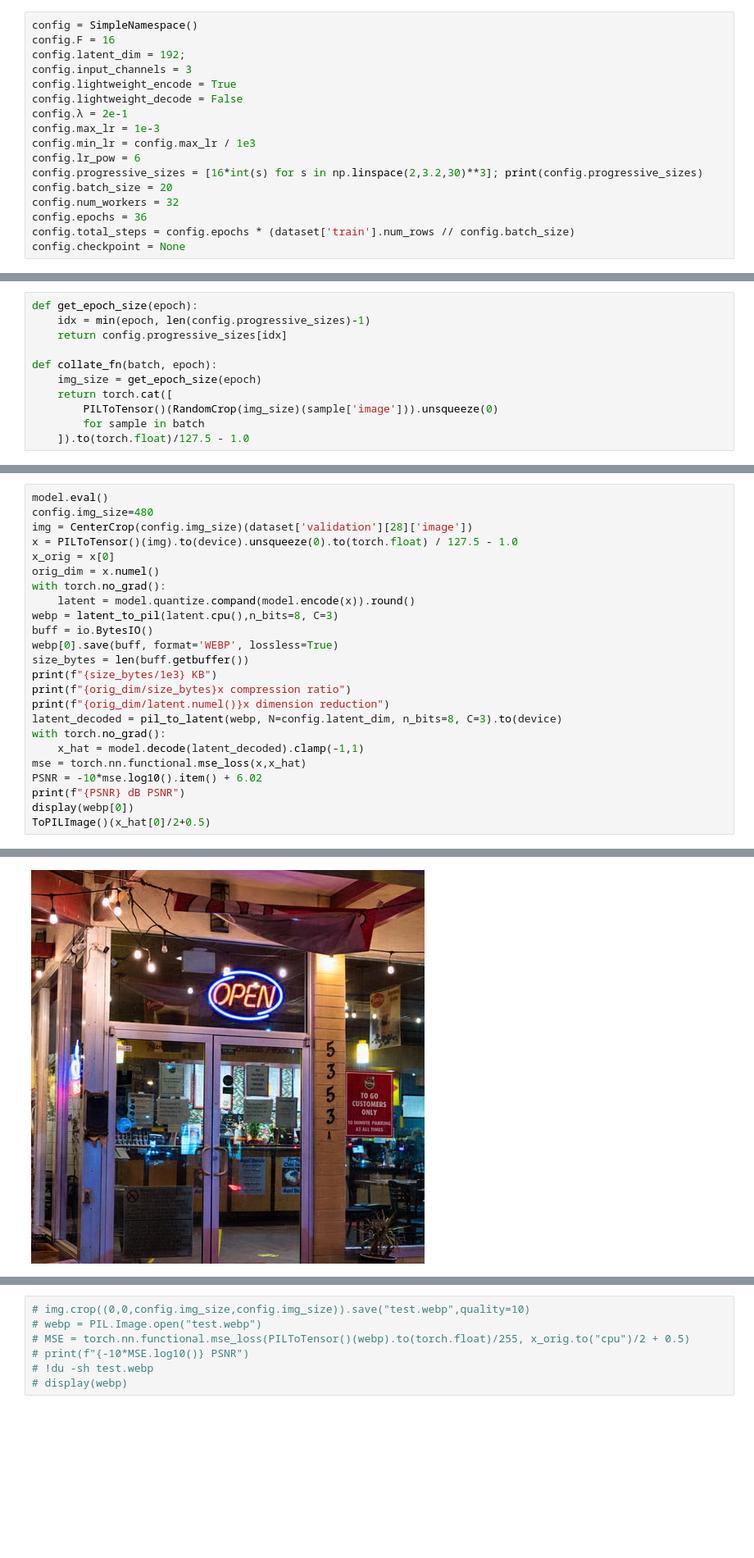
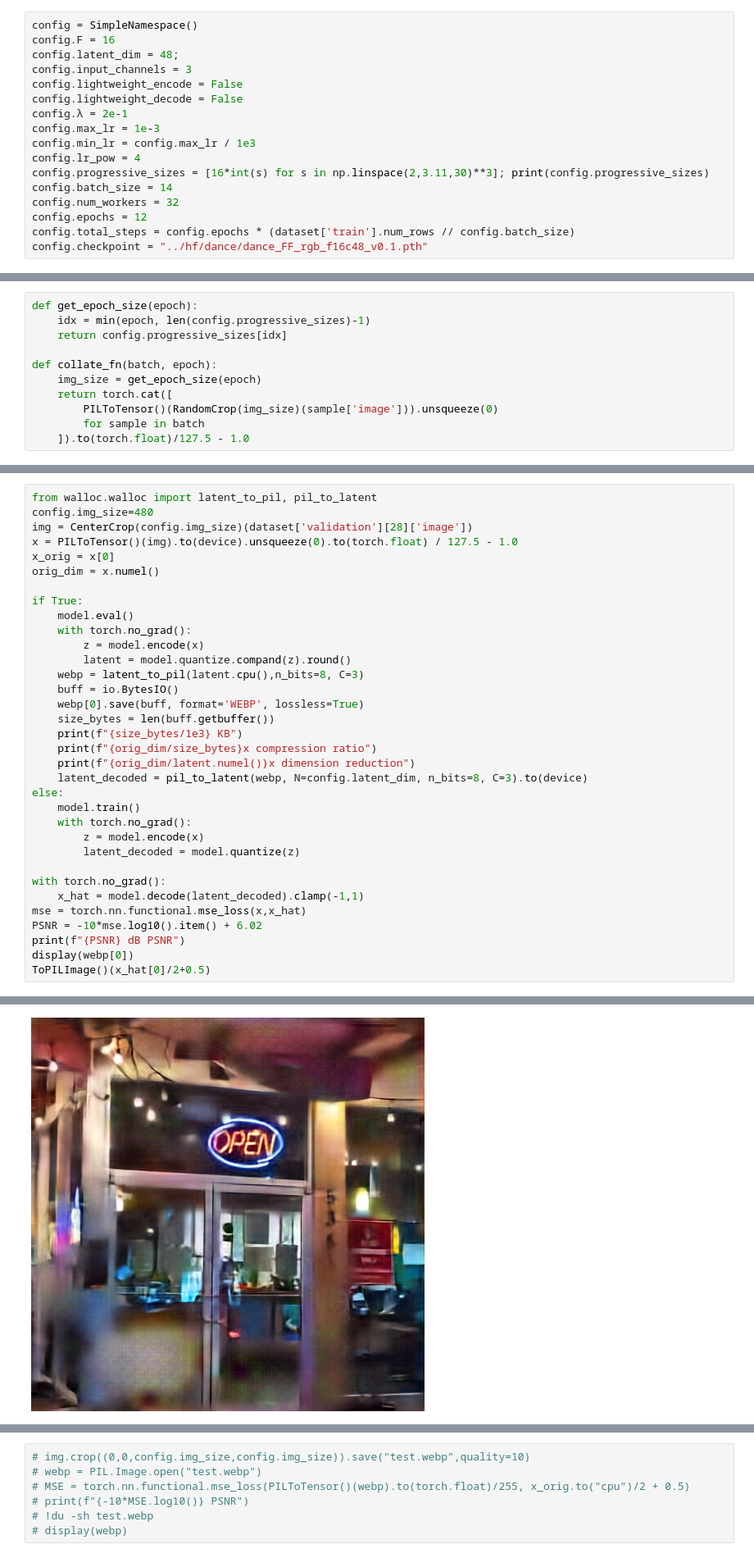
Before and after one commit to danjacobellis/autodance, a Jupyter notebook: dance_rgb.ipynb, the cells around one changed output, grey strips where cells are left out. Shown at 82% size. Drawn from its saved outputs; the diff is of its cells as text; blank space fills up the shorter version.

```diff
--- a/dance_rgb.ipynb
+++ b/dance_rgb.ipynb
@@ -23,18 +23,18 @@ dataset = datasets.load_dataset("danjacobellis/LSDIR")
 # %%
 config = SimpleNamespace()
 config.F = 16
-config.latent_dim = 192;
+config.latent_dim = 48;
 config.input_channels = 3
-config.lightweight_encode = True
+config.lightweight_encode = False
 config.lightweight_decode = False
 config.λ = 2e-1
 config.max_lr = 1e-3
 config.min_lr = config.max_lr / 1e3
-config.lr_pow = 6
-config.progressive_sizes = [16*int(s) for s in np.linspace(2,3.2,30)**3]; print(config.progressive_sizes)
-config.batch_size = 20
+config.lr_pow = 4
+config.progressive_sizes = [16*int(s) for s in np.linspace(2,3.11,30)**3]; print(config.progressive_sizes)
+config.batch_size = 14
 config.num_workers = 32
-config.epochs = 36
+config.epochs = 12
 config.total_steps = config.epochs * (dataset['train'].num_rows // config.batch_size)
-config.checkpoint = None
+config.checkpoint = "../hf/dance/dance_FF_rgb_f16c48_v0.1.pth"
 # %% [output]
@@ -199,20 +138,30 @@ def pil_to_latent(pil_images, N, n_bits, C):
 # %%
-model.eval()
+from walloc.walloc import latent_to_pil, pil_to_latent
 config.img_size=480
 img = CenterCrop(config.img_size)(dataset['validation'][28]['image'])
 x = PILToTensor()(img).to(device).unsqueeze(0).to(torch.float) / 127.5 - 1.0
 x_orig = x[0]
 orig_dim = x.numel()
-with torch.no_grad():
-    latent = model.quantize.compand(model.encode(x)).round()
-webp = latent_to_pil(latent.cpu(),n_bits=8, C=3)
-buff = io.BytesIO()
-webp[0].save(buff, format='WEBP', lossless=True)
-size_bytes = len(buff.getbuffer())
-print(f"{size_bytes/1e3} KB")
-print(f"{orig_dim/size_bytes}x compression ratio")
-print(f"{orig_dim/latent.numel()}x dimension reduction")
-latent_decoded = pil_to_latent(webp, N=config.latent_dim, n_bits=8, C=3).to(device)
+
+if True:
+    model.eval()
+    with torch.no_grad():
+        z = model.encode(x)
+        latent = model.quantize.compand(z).round()
+    webp = latent_to_pil(latent.cpu(),n_bits=8, C=3)
+    buff = io.BytesIO()
+    webp[0].save(buff, format='WEBP', lossless=True)
+    size_bytes = len(buff.getbuffer())
+    print(f"{size_bytes/1e3} KB")
+    print(f"{orig_dim/size_bytes}x compression ratio")
+    print(f"{orig_dim/latent.numel()}x dimension reduction")
+    latent_decoded = pil_to_latent(webp, N=config.latent_dim, n_bits=8, C=3).to(device)
+else:
+    model.train()
+    with torch.no_grad():
+        z = model.encode(x)
+        latent_decoded = model.quantize(z)
+
 with torch.no_grad():
     x_hat = model.decode(latent_decoded).clamp(-1,1)
 mse = torch.nn.functional.mse_loss(x,x_hat)
@@ -228,5 +177,5 @@ ToPILImage()(x_hat[0]/2+0.5)
 [figure]
-[figure, old version]
+[figure, new version]
 # %%
 from torch.distributions import Categorical
 x_int8 = torch.tensor(np.array(webp[0]))
```
Also changed, not shown: parts of 9 cells of this notebook.
